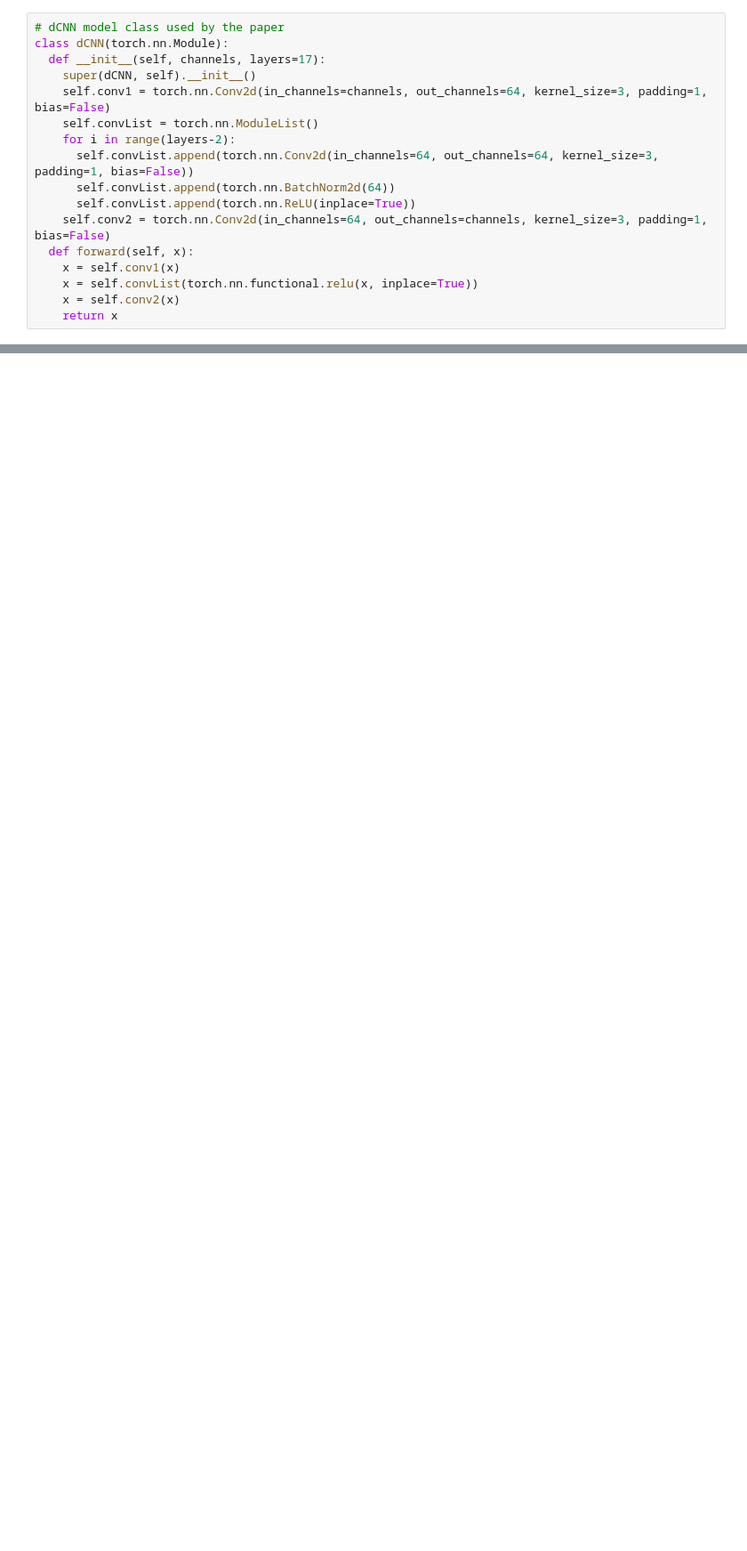
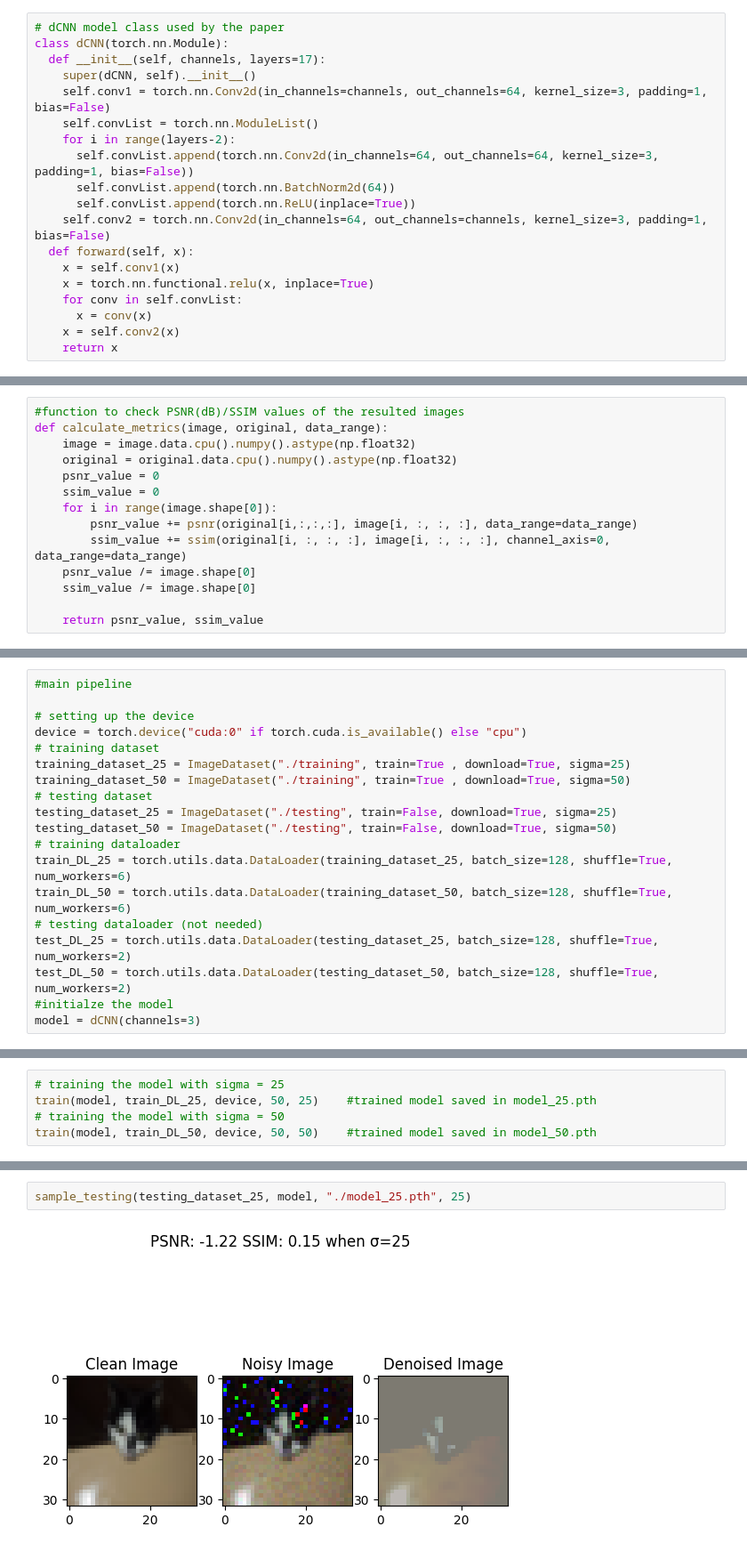
Before and after one commit to negiutsav9/R2R-ECE50024, a Jupyter notebook: Checkpoint_3.ipynb, the cells around one changed output, grey strips where cells are left out. Shown at 89% size. Cells and saved outputs as stored; diff of their text form; blank space fills up the shorter version.

Commit message:
Completed Checkpoint 3

```diff
--- a/Checkpoint_3.ipynb
+++ b/Checkpoint_3.ipynb
@@ -40,6 +47,8 @@ class dCNN(torch.nn.Module):
     self.conv2 = torch.nn.Conv2d(in_channels=64, out_channels=channels, kernel_size=3, padding=1, bias=False)
   def forward(self, x):
     x = self.conv1(x)
-    x = self.convList(torch.nn.functional.relu(x, inplace=True))
+    x = torch.nn.functional.relu(x, inplace=True)
+    for conv in self.convList:
+      x = conv(x)
     x = self.conv2(x)
     return x
@@ -56,0 +55,14 @@ class dCNN(torch.nn.Module):
+# %%
+#function to check PSNR(dB)/SSIM values of the resulted images
+def calculate_metrics(image, original, data_range):
+    image = image.data.cpu().numpy().astype(np.float32)
+    original = original.data.cpu().numpy().astype(np.float32)
+    psnr_value = 0
+    ssim_value = 0
+    for i in range(image.shape[0]):
+        psnr_value += psnr(original[i,:,:,:], image[i, :, :, :], data_range=data_range)
+        ssim_value += ssim(original[i, :, :, :], image[i, :, :, :], channel_axis=0, data_range=data_range)
+    psnr_value /= image.shape[0]
+    ssim_value /= image.shape[0]
+
+    return psnr_value, ssim_value
@@ -56,0 +165,19 @@ class dCNN(torch.nn.Module):
+# %%
+#main pipeline
+
+# setting up the device
+device = torch.device("cuda:0" if torch.cuda.is_available() else "cpu")
+# training dataset
+training_dataset_25 = ImageDataset("./training", train=True , download=True, sigma=25)
+training_dataset_50 = ImageDataset("./training", train=True , download=True, sigma=50)
+# testing dataset
+testing_dataset_25 = ImageDataset("./testing", train=False, download=True, sigma=25)
+testing_dataset_50 = ImageDataset("./testing", train=False, download=True, sigma=50)
+# training dataloader
+train_DL_25 = torch.utils.data.DataLoader(training_dataset_25, batch_size=128, shuffle=True, num_workers=6)
+train_DL_50 = torch.utils.data.DataLoader(training_dataset_50, batch_size=128, shuffle=True, num_workers=6)
+# testing dataloader (not needed)
+test_DL_25 = torch.utils.data.DataLoader(testing_dataset_25, batch_size=128, shuffle=True, num_workers=2)
+test_DL_50 = torch.utils.data.DataLoader(testing_dataset_50, batch_size=128, shuffle=True, num_workers=2)
+#initialze the model
+model = dCNN(channels=3)
@@ -56,0 +191,5 @@ class dCNN(torch.nn.Module):
+# %%
+# training the model with sigma = 25
+train(model, train_DL_25, device, 50, 25)    #trained model saved in model_25.pth
+# training the model with sigma = 50
+train(model, train_DL_50, device, 50, 50)    #trained model saved in model_50.pth
@@ -56,0 +222,4 @@ class dCNN(torch.nn.Module):
+# %%
+sample_testing(testing_dataset_25, model, "./model_25.pth", 25)
+# %% [output]
+[figure, added]
```
Also changed, not shown: parts of 13 cells of this notebook.
